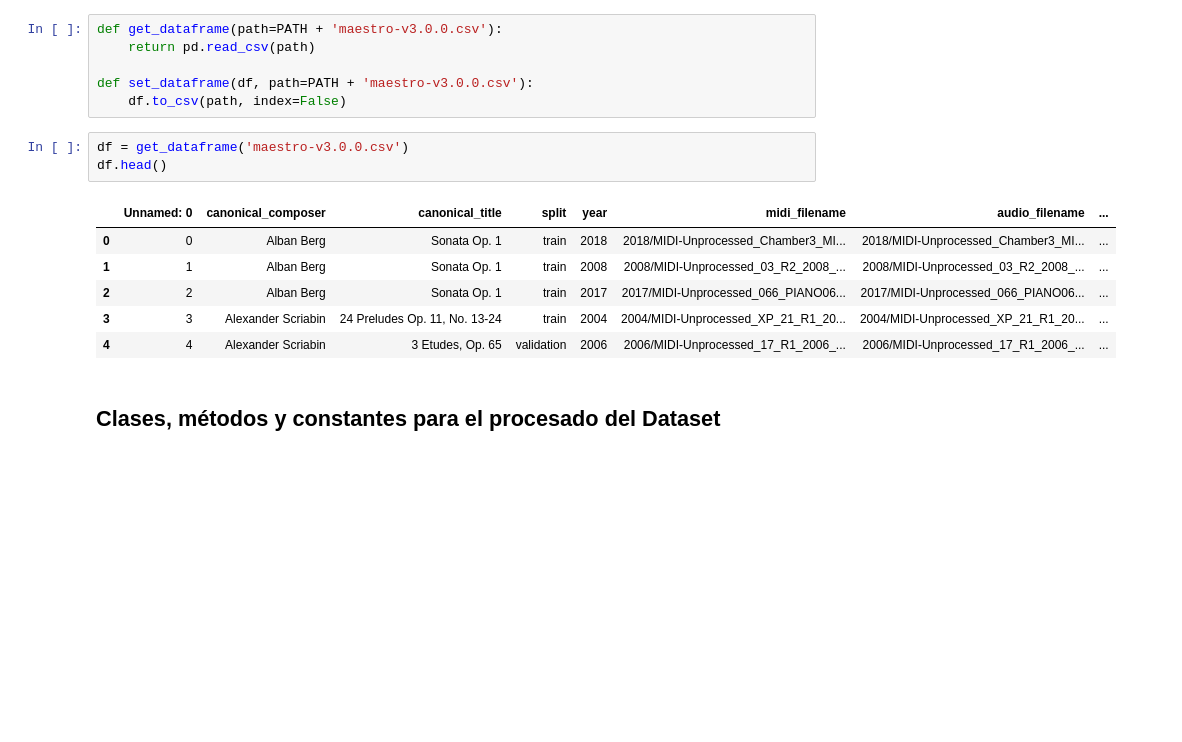
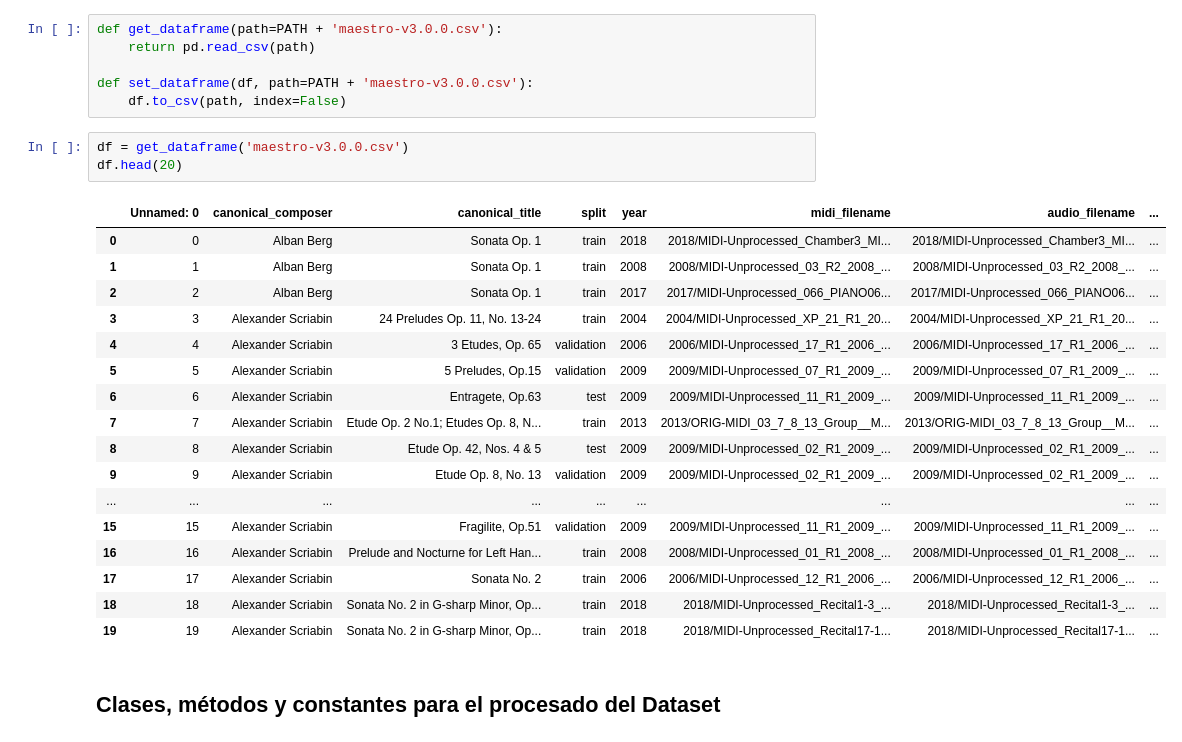
Before and after one commit to alvaro-lg/TFG, a Jupyter notebook: TFG.ipynb, the cells around one changed output. Cells and saved outputs as stored; diff of their text form; blank space fills up the shorter version.

```diff
--- a/TFG.ipynb
+++ b/TFG.ipynb
@@ -50,14 +50,25 @@ def set_dataframe(df, path=PATH + 'maestro-v3.0.0.csv'):
     df.to_csv(path, index=False)
 # %%
 df = get_dataframe('maestro-v3.0.0.csv')
-df.head()
+df.head(20)
 # %% [output]
 |  | Unnamed: 0 | canonical_composer | canonical_title | split | year | midi_filename | audio_filename | ... |
 | 0 | 0 | Alban Berg | Sonata Op. 1 | train | 2018 | 2018/MIDI-Unprocessed_Chamber3_MI... | 2018/MIDI-Unprocessed_Chamber3_MI... | ... |
 | 1 | 1 | Alban Berg | Sonata Op. 1 | train | 2008 | 2008/MIDI-Unprocessed_03_R2_2008_... | 2008/MIDI-Unprocessed_03_R2_2008_... | ... |
 | 2 | 2 | Alban Berg | Sonata Op. 1 | train | 2017 | 2017/MIDI-Unprocessed_066_PIANO06... | 2017/MIDI-Unprocessed_066_PIANO06... | ... |
 | 3 | 3 | Alexander Scriabin | 24 Preludes Op. 11, No. 13-24 | train | 2004 | 2004/MIDI-Unprocessed_XP_21_R1_20... | 2004/MIDI-Unprocessed_XP_21_R1_20... | ... |
 | 4 | 4 | Alexander Scriabin | 3 Etudes, Op. 65 | validation | 2006 | 2006/MIDI-Unprocessed_17_R1_2006_... | 2006/MIDI-Unprocessed_17_R1_2006_... | ... |
+| 5 | 5 | Alexander Scriabin | 5 Preludes, Op.15 | validation | 2009 | 2009/MIDI-Unprocessed_07_R1_2009_... | 2009/MIDI-Unprocessed_07_R1_2009_... | ... |
+| 6 | 6 | Alexander Scriabin | Entragete, Op.63 | test | 2009 | 2009/MIDI-Unprocessed_11_R1_2009_... | 2009/MIDI-Unprocessed_11_R1_2009_... | ... |
+| 7 | 7 | Alexander Scriabin | Etude Op. 2 No.1; Etudes Op. 8, N... | train | 2013 | 2013/ORIG-MIDI_03_7_8_13_Group__M... | 2013/ORIG-MIDI_03_7_8_13_Group__M... | ... |
+| 8 | 8 | Alexander Scriabin | Etude Op. 42, Nos. 4 & 5 | test | 2009 | 2009/MIDI-Unprocessed_02_R1_2009_... | 2009/MIDI-Unprocessed_02_R1_2009_... | ... |
+| 9 | 9 | Alexander Scriabin | Etude Op. 8, No. 13 | validation | 2009 | 2009/MIDI-Unprocessed_02_R1_2009_... | 2009/MIDI-Unprocessed_02_R1_2009_... | ... |
+| ... | ... | ... | ... | ... | ... | ... | ... | ... |
+| 15 | 15 | Alexander Scriabin | Fragilite, Op.51 | validation | 2009 | 2009/MIDI-Unprocessed_11_R1_2009_... | 2009/MIDI-Unprocessed_11_R1_2009_... | ... |
+| 16 | 16 | Alexander Scriabin | Prelude and Nocturne for Left Han... | train | 2008 | 2008/MIDI-Unprocessed_01_R1_2008_... | 2008/MIDI-Unprocessed_01_R1_2008_... | ... |
+| 17 | 17 | Alexander Scriabin | Sonata No. 2 | train | 2006 | 2006/MIDI-Unprocessed_12_R1_2006_... | 2006/MIDI-Unprocessed_12_R1_2006_... | ... |
+| 18 | 18 | Alexander Scriabin | Sonata No. 2 in G-sharp Minor, Op... | train | 2018 | 2018/MIDI-Unprocessed_Recital1-3_... | 2018/MIDI-Unprocessed_Recital1-3_... | ... |
+| 19 | 19 | Alexander Scriabin | Sonata No. 2 in G-sharp Minor, Op... | train | 2018 | 2018/MIDI-Unprocessed_Recital17-1... | 2018/MIDI-Unprocessed_Recital17-1... | ... |
 # %% [markdown]
 ## Clases, métodos y constantes para el procesado del Dataset
 # %% [markdown]
```
Also changed, not shown: parts of 1 cell of this notebook, 5 other files.
